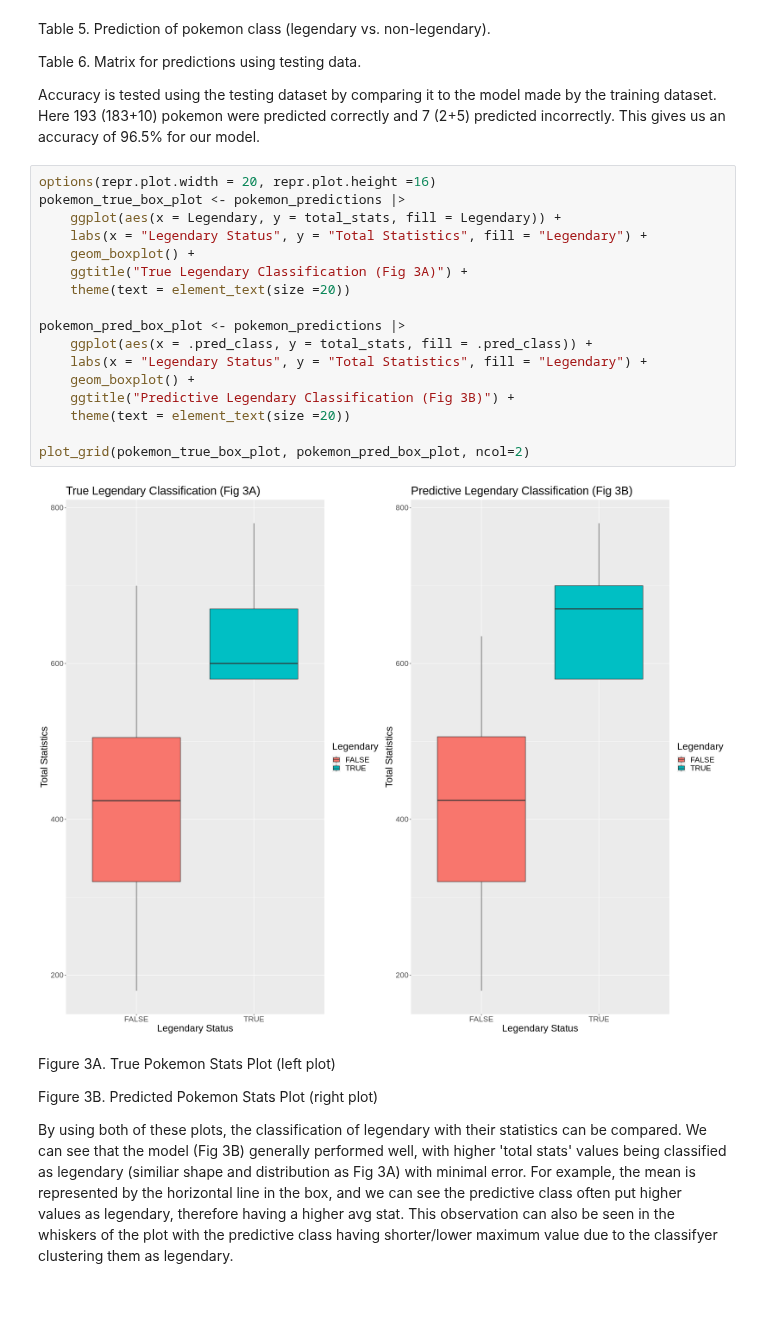
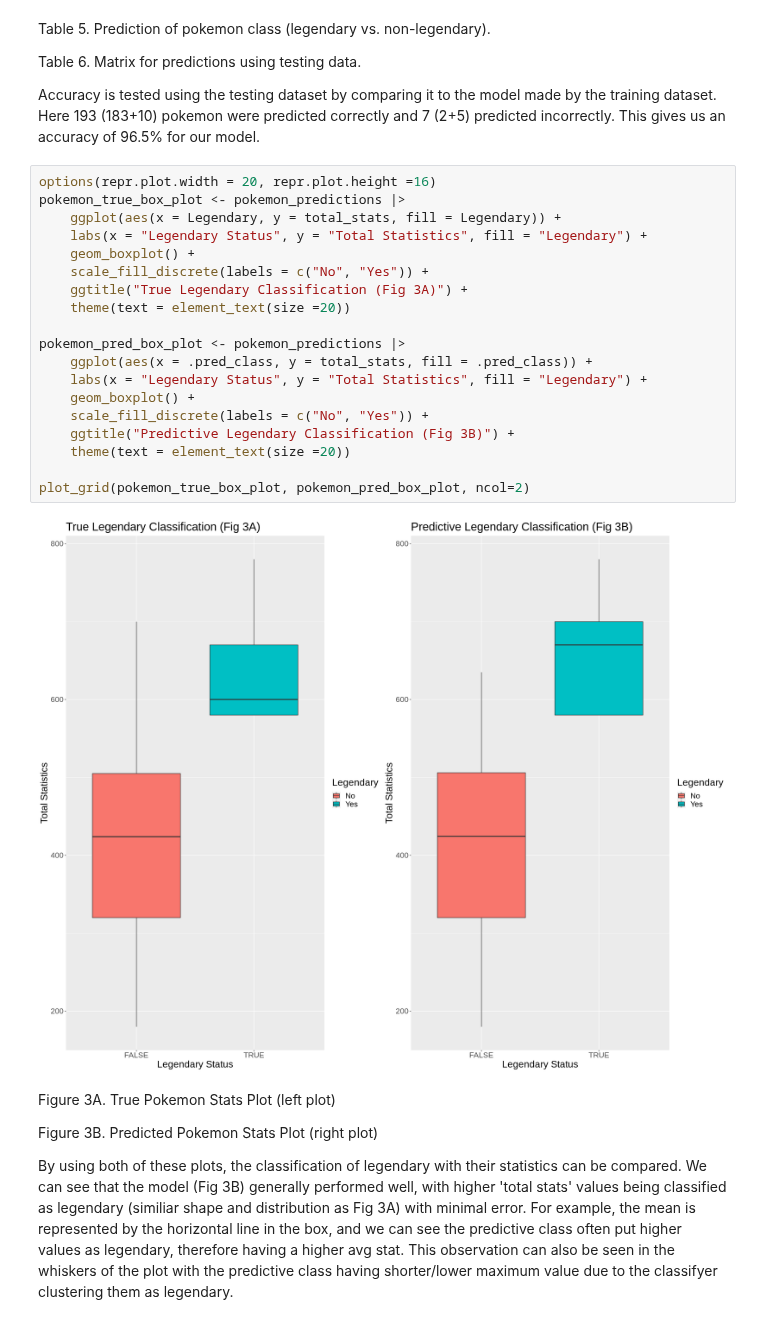
Before and after one commit to dlee03/DSCI_group_project, a Jupyter notebook: groupproject.ipynb, the cells around one changed output. Saved outputs shown, nothing was run; the diff lists cells and outputs as text.

```diff
--- a/groupproject.ipynb
+++ b/groupproject.ipynb
@@ -311,22 +312,24 @@ Accuracy is tested using the testing dataset by comparing it to the model made b
 # %%
 options(repr.plot.width = 20, repr.plot.height =16)
 pokemon_true_box_plot <- pokemon_predictions |>
     ggplot(aes(x = Legendary, y = total_stats, fill = Legendary)) +
     labs(x = "Legendary Status", y = "Total Statistics", fill = "Legendary") +
     geom_boxplot() +
+    scale_fill_discrete(labels = c("No", "Yes")) +
     ggtitle("True Legendary Classification (Fig 3A)") +
     theme(text = element_text(size =20))
 
 pokemon_pred_box_plot <- pokemon_predictions |>
     ggplot(aes(x = .pred_class, y = total_stats, fill = .pred_class)) +
     labs(x = "Legendary Status", y = "Total Statistics", fill = "Legendary") +
     geom_boxplot() +
+    scale_fill_discrete(labels = c("No", "Yes")) +
     ggtitle("Predictive Legendary Classification (Fig 3B)") +
     theme(text = element_text(size =20))
 
 plot_grid(pokemon_true_box_plot, pokemon_pred_box_plot, ncol=2)
 # %% [output]
-[figure, old version]
+[figure, new version]
 # %% [markdown]
 Figure 3A. True Pokemon Stats Plot (left plot)
 
```
Also changed, not shown: parts of 1 cell of this notebook.
